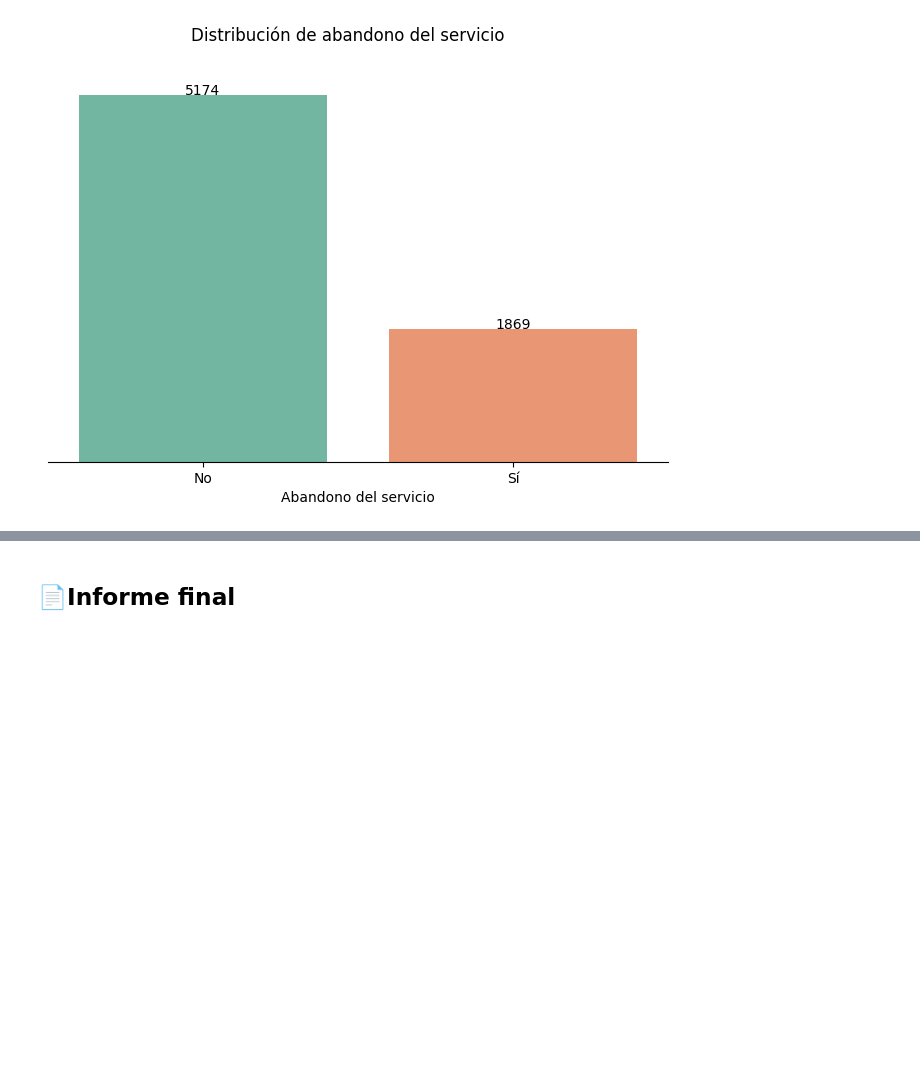
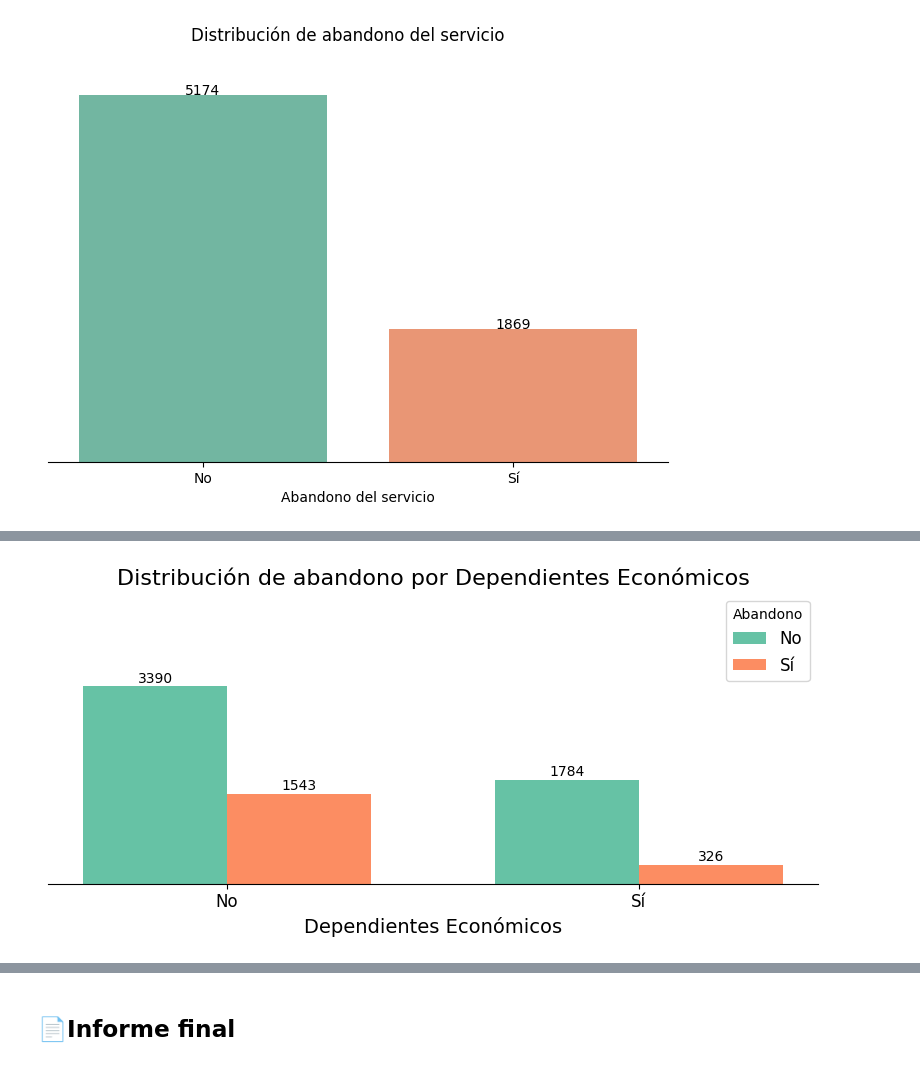
Before and after one commit to IsaiasRVH2/Challenge-Telecom-X, a Jupyter notebook: TelecomX_LATAM.ipynb, the cells around one changed output, grey strips where cells are left out. Cells and saved outputs as stored; diff of their text form; code cells hidden in the pictures; blank space fills up the shorter version.

```diff
--- a/TelecomX_LATAM.ipynb
+++ b/TelecomX_LATAM.ipynb
@@ -405,0 +467,6 @@ plt.show()
+# %%
+# Distribución de abandono según el estado civil
+abandono_dependientes = df.groupby('Dependientes Económicos')['Abandono'].value_counts()
+graficar_abandono(abandono_dependientes, 'Dependientes Económicos', labels=['No', 'Sí'])
+# %% [output]
+[figure, added]
```
Also changed, not shown: parts of 18 cells of this notebook.
